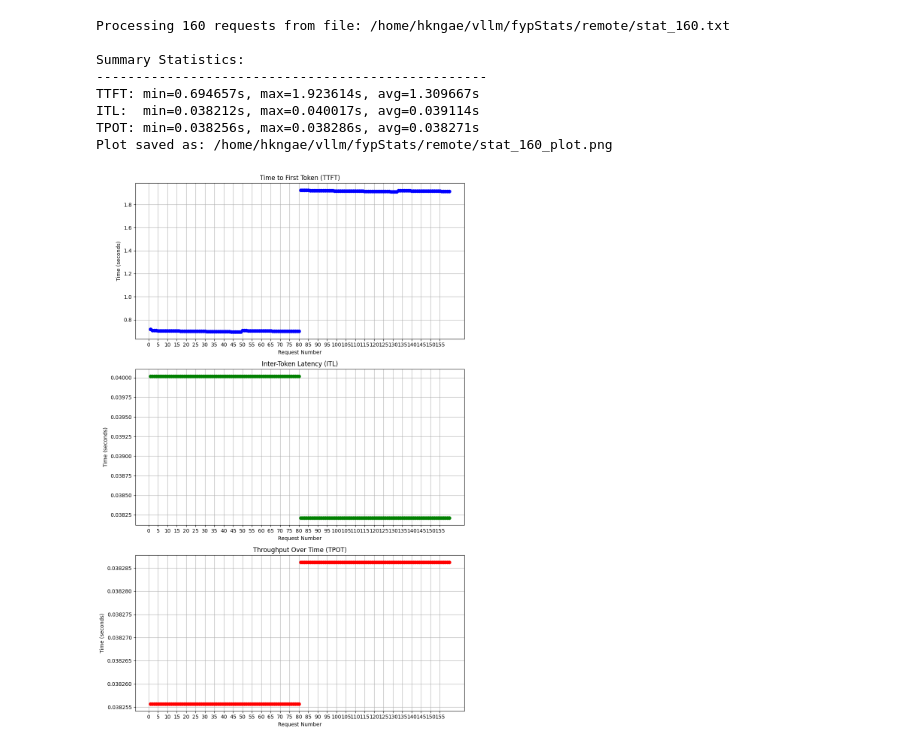
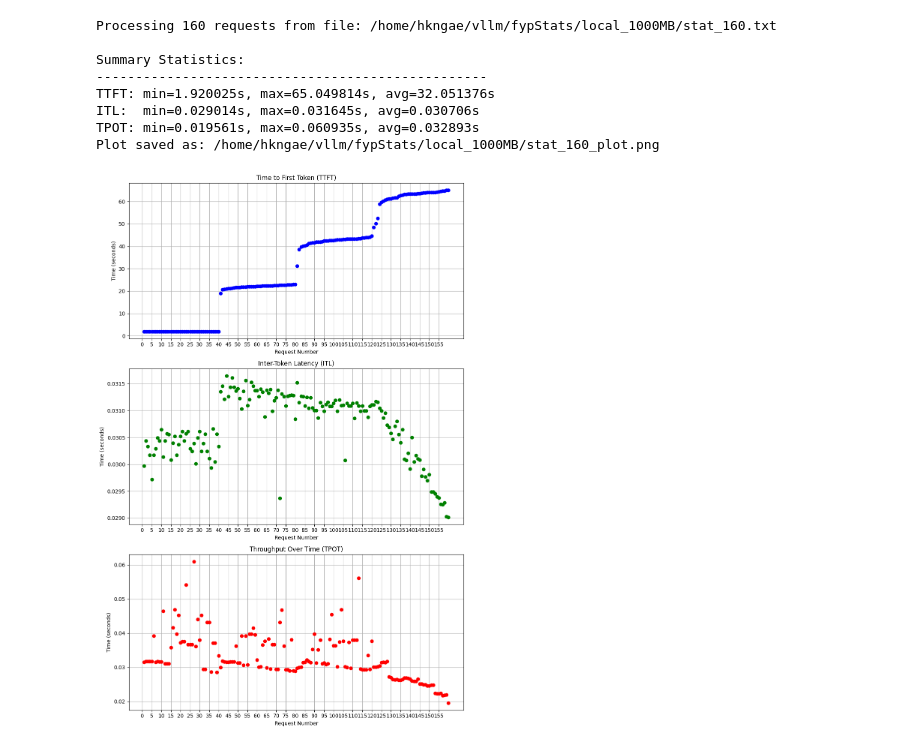
Before and after one commit to gunther520/v, a Jupyter notebook: fypStats/stat_graph.ipynb, the cells around one changed output. Cells and saved outputs as stored; diff of their text form; code cells hidden in the pictures.

```diff
--- a/fypStats/stat_graph.ipynb
+++ b/fypStats/stat_graph.ipynb
@@ -228,14 +228,14 @@ Plot saved as: /home/hkngae/vllm/fypStats/remote/stat_80_plot.png
 # %%
-filename = "/home/hkngae/vllm/fypStats/remote/stat_160.txt"
+filename = "/home/hkngae/vllm/fypStats/local_1000MB/stat_160.txt"
 num_requests = 160
 mai(filename, num_requests)
 # %% [output]
-Processing 160 requests from file: /home/hkngae/vllm/fypStats/remote/stat_160.txt
+Processing 160 requests from file: /home/hkngae/vllm/fypStats/local_1000MB/stat_160.txt
 
 Summary Statistics:
 --------------------------------------------------
-TTFT: min=0.694657s, max=1.923614s, avg=1.309667s
-ITL:  min=0.038212s, max=0.040017s, avg=0.039114s
-TPOT: min=0.038256s, max=0.038286s, avg=0.038271s
-Plot saved as: /home/hkngae/vllm/fypStats/remote/stat_160_plot.png
+TTFT: min=1.920025s, max=65.049814s, avg=32.051376s
+ITL:  min=0.029014s, max=0.031645s, avg=0.030706s
+TPOT: min=0.019561s, max=0.060935s, avg=0.032893s
+Plot saved as: /home/hkngae/vllm/fypStats/local_1000MB/stat_160_plot.png
-[figure, old version]
+[figure, new version]
```
Also changed, not shown: parts of 23 cells of this notebook, 26 other files.
